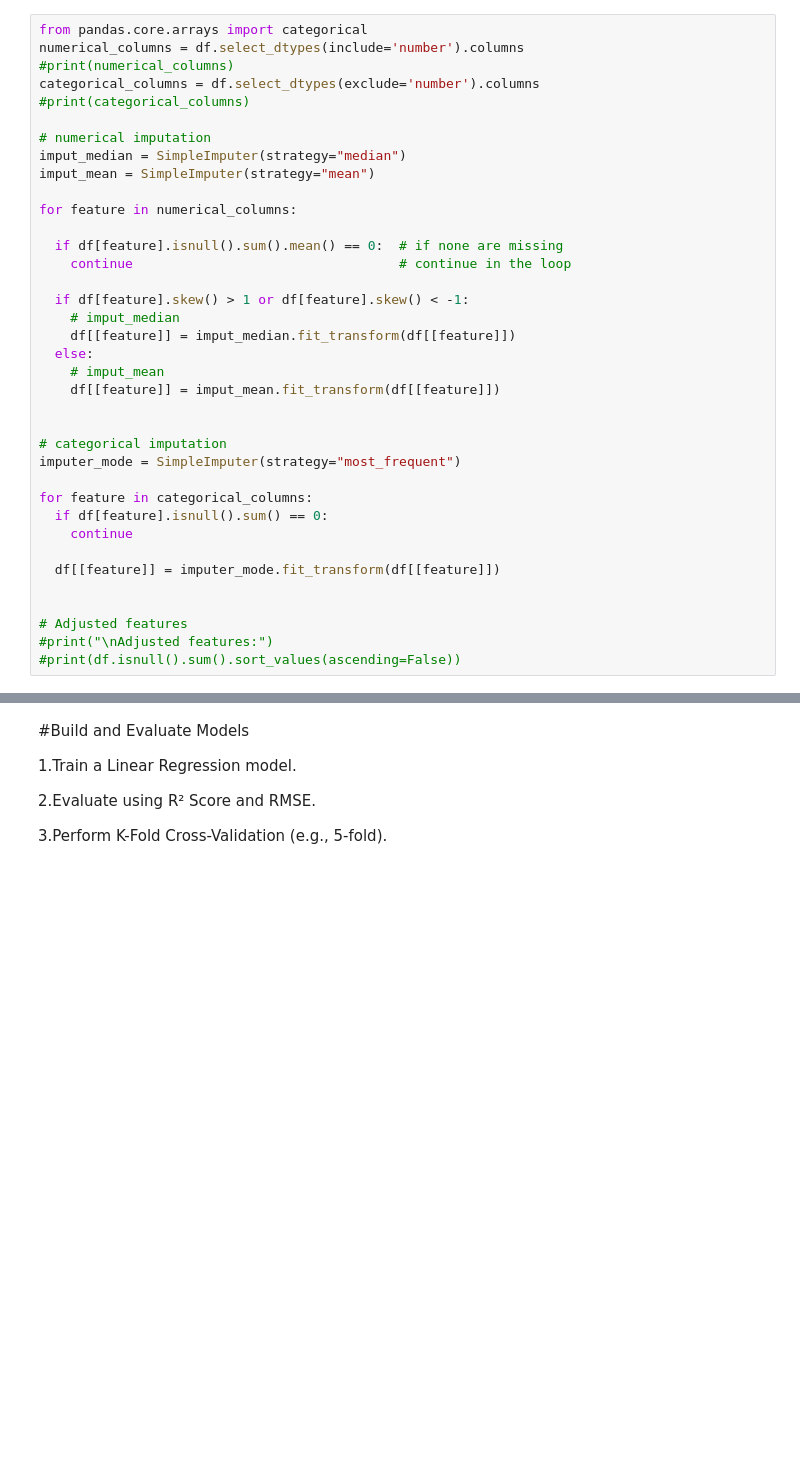
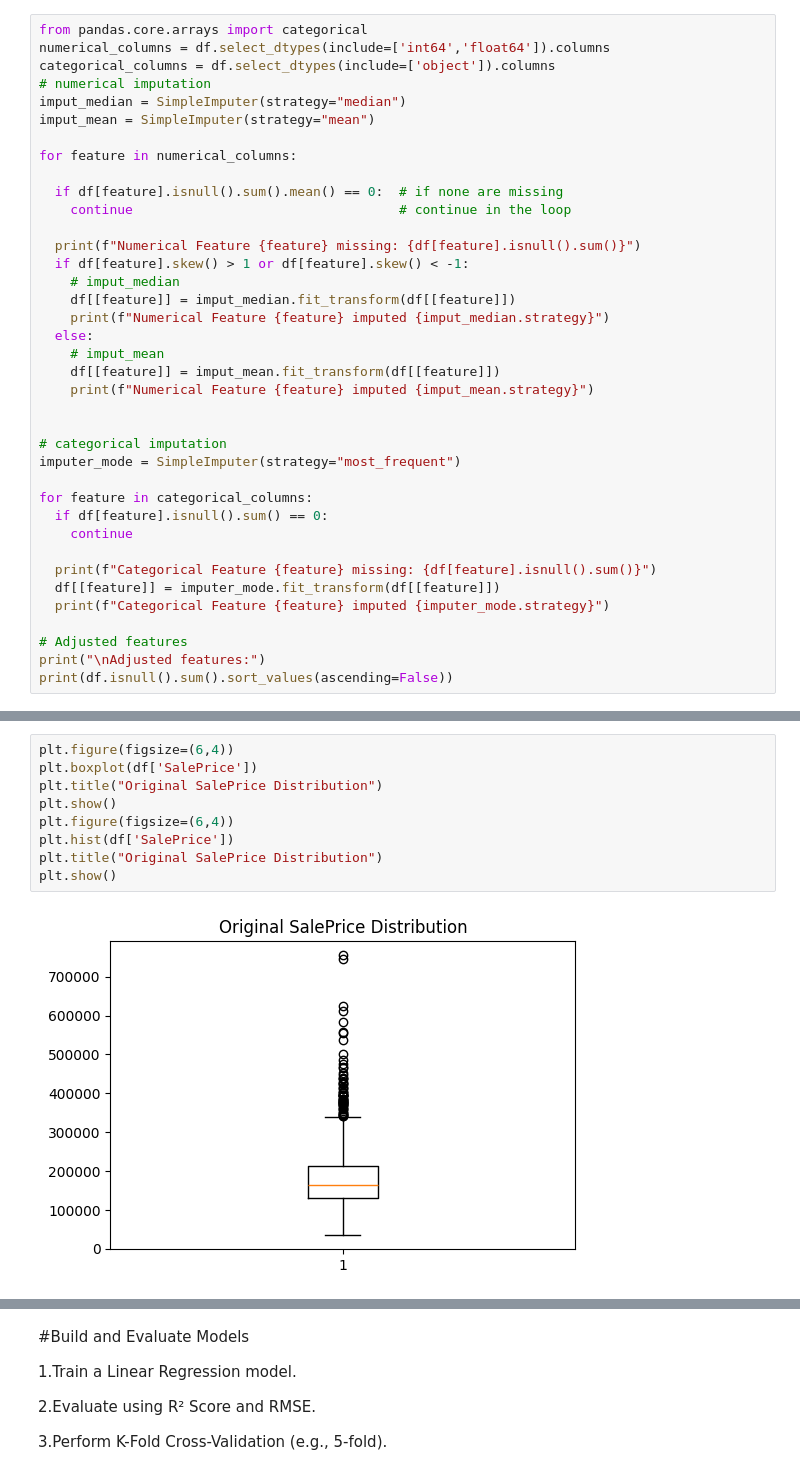
Before and after one commit to kaxmarc/statistics_ml, a Jupyter notebook: group_exercises/exercise_2/Group_Exercise_2_PART_2.ipynb, the cells around one changed output, grey strips where cells are left out. Drawn from its saved outputs; the diff is of its cells as text; blank space fills up the shorter version.

```diff
--- a/group_exercises/exercise_2/Group_Exercise_2_PART_2.ipynb
+++ b/group_exercises/exercise_2/Group_Exercise_2_PART_2.ipynb
@@ -36,10 +93,7 @@ print("Shape:", df.shape)
 # %%
 from pandas.core.arrays import categorical
-numerical_columns = df.select_dtypes(include='number').columns
-#print(numerical_columns)
-categorical_columns = df.select_dtypes(exclude='number').columns
-#print(categorical_columns)
-
+numerical_columns = df.select_dtypes(include=['int64','float64']).columns
+categorical_columns = df.select_dtypes(include=['object']).columns
 # numerical imputation
 imput_median = SimpleImputer(strategy="median")
 imput_mean = SimpleImputer(strategy="mean")
@@ -49,12 +103,15 @@ for feature in numerical_columns:
   if df[feature].isnull().sum().mean() == 0:  # if none are missing
     continue                                  # continue in the loop
 
+  print(f"Numerical Feature {feature} missing: {df[feature].isnull().sum()}")
   if df[feature].skew() > 1 or df[feature].skew() < -1:
     # imput_median
     df[[feature]] = imput_median.fit_transform(df[[feature]])
+    print(f"Numerical Feature {feature} imputed {imput_median.strategy}")
   else:
     # imput_mean
     df[[feature]] = imput_mean.fit_transform(df[[feature]])
+    print(f"Numerical Feature {feature} imputed {imput_mean.strategy}")
 
 
 # categorical imputation
@@ -64,9 +121,10 @@ for feature in categorical_columns:
   if df[feature].isnull().sum() == 0:
     continue
 
+  print(f"Categorical Feature {feature} missing: {df[feature].isnull().sum()}")
   df[[feature]] = imputer_mode.fit_transform(df[[feature]])
-
+  print(f"Categorical Feature {feature} imputed {imputer_mode.strategy}")
 
 # Adjusted features
-#print("\nAdjusted features:")
-#print(df.isnull().sum().sort_values(ascending=False))
+print("\nAdjusted features:")
+print(df.isnull().sum().sort_values(ascending=False))
@@ -72,0 +162,11 @@ for feature in categorical_columns:
+# %%
+plt.figure(figsize=(6,4))
+plt.boxplot(df['SalePrice'])
+plt.title("Original SalePrice Distribution")
+plt.show()
+plt.figure(figsize=(6,4))
+plt.hist(df['SalePrice'])
+plt.title("Original SalePrice Distribution")
+plt.show()
+# %% [output]
+[figure, added]
```
Also changed, not shown: parts of 40 cells of this notebook.
